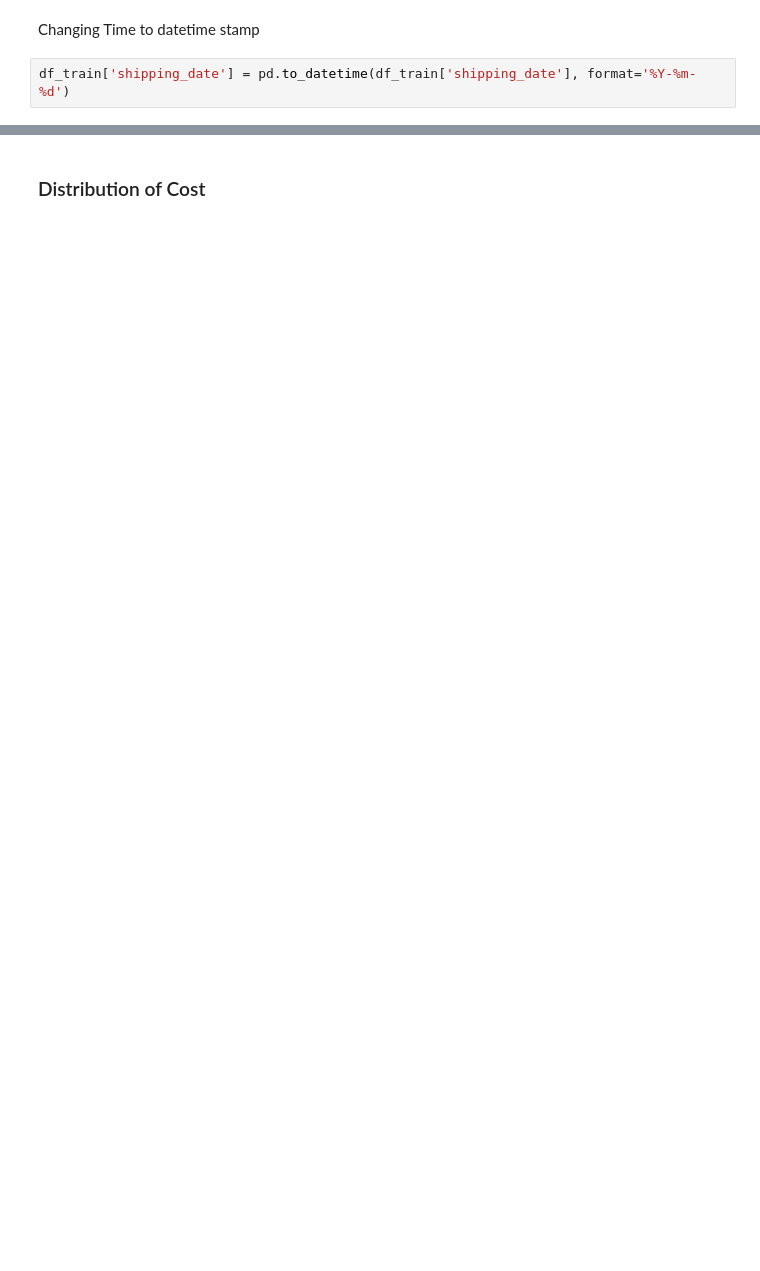
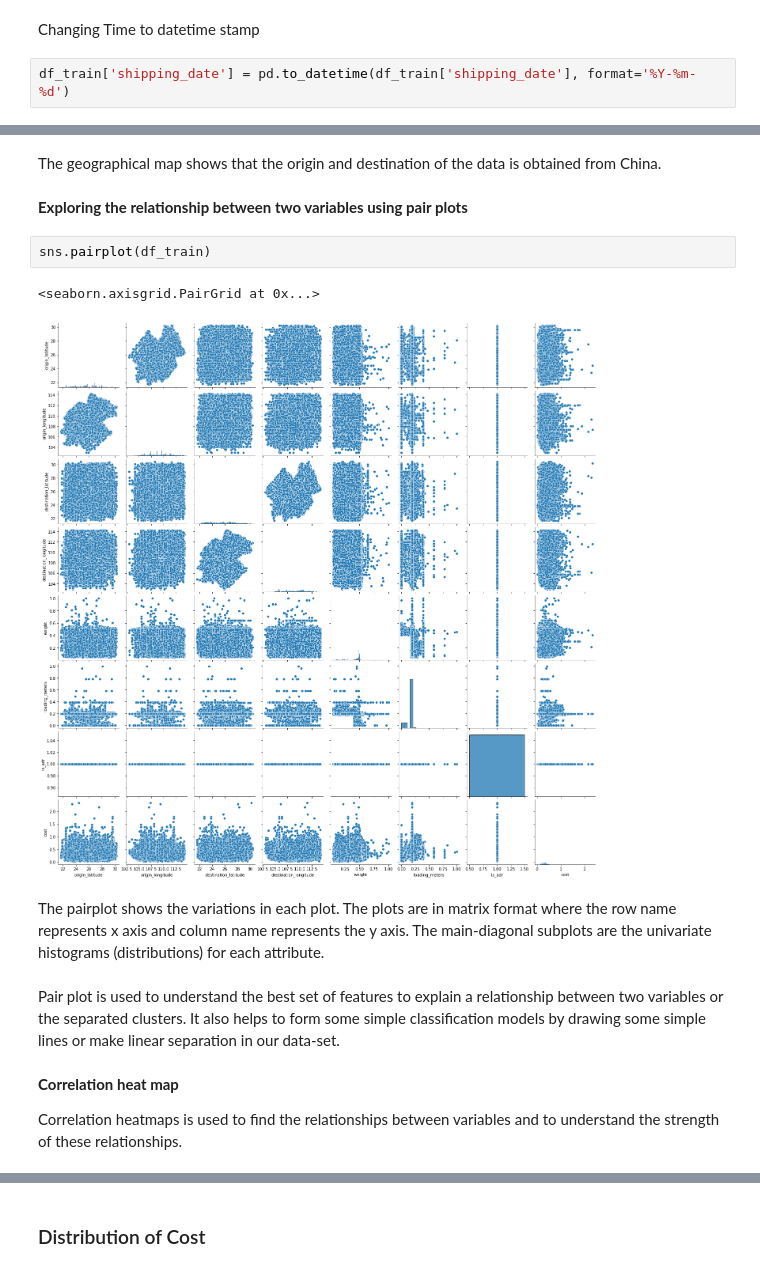
Before and after one commit to aanysofia/Cost-Prediction, a Jupyter notebook: ML_Cost_Prediction.ipynb, the cells around one changed output, grey strips where cells are left out. Saved outputs shown, nothing was run; the diff lists cells and outputs as text; blank space fills up the shorter version.

```diff
--- a/ML_Cost_Prediction.ipynb
+++ b/ML_Cost_Prediction.ipynb
@@ -159,3 +187,20 @@ df_train.head(10)
+# %% [markdown]
+The geographical map shows that the origin and destination of the data is obtained from China.
+# %% [markdown]
+**Exploring the relationship between two variables using pair plots**
+# %%
+sns.pairplot(df_train)
+# %% [output]
+<seaborn.axisgrid.PairGrid at 0x...>
+[figure, added]
+# %% [markdown]
+The pairplot shows the variations in each plot. The plots are in matrix format where the row name represents x axis and column name represents the y axis. The main-diagonal subplots are the univariate histograms (distributions) for each attribute.
+# %% [markdown]
+Pair plot is used to understand the best set of features to explain a relationship between two variables or the  separated clusters. It also helps to form some simple classification models by drawing some simple lines or make linear separation in our data-set.
+# %% [markdown]
+**Correlation heat map**
+
+Correlation heatmaps is used to find the relationships between variables and to understand the strength of these relationships.
 # %%
 plt.figure(figsize=(10,10))
 sns.heatmap(df_train.corr(),cbar=True,annot=True,cmap='Blues')
```
Also changed, not shown: parts of 51 cells of this notebook.
